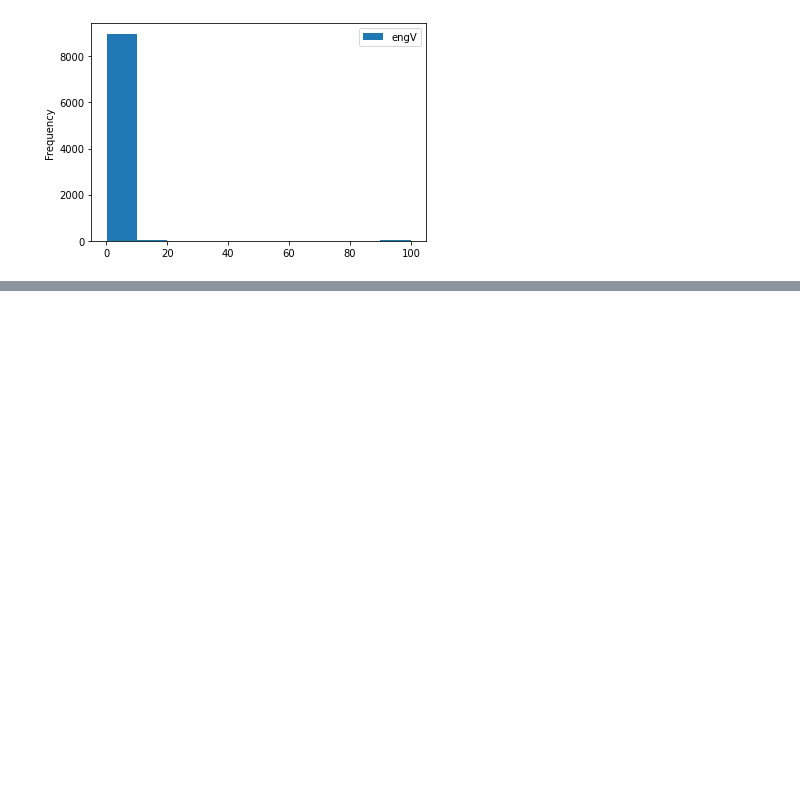
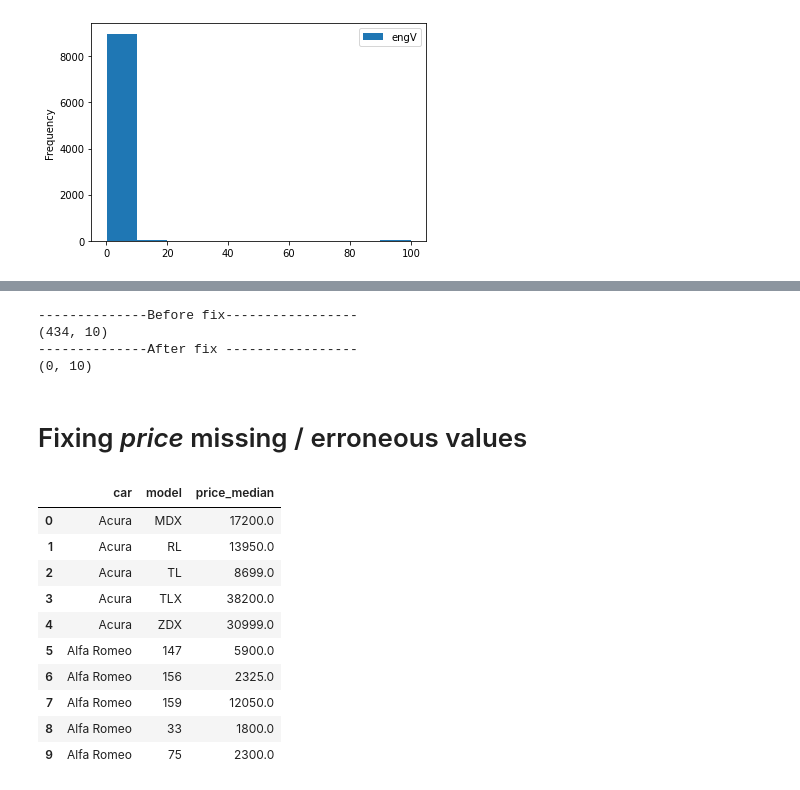
Before and after one commit to yoganandaraol/EDA_CarSales, a Jupyter notebook: EDA_CarSales_Project.ipynb, the cells around one changed output, grey strips where cells are left out. Saved outputs shown, nothing was run; the diff lists cells and outputs as text; code cells hidden in the pictures; blank space fills up the shorter version.

```diff
--- a/EDA_CarSales_Project.ipynb
+++ b/EDA_CarSales_Project.ipynb
@@ -549,0 +136,62 @@ engType_modes.head()
+# %%
+'''
+Function that return engV value for missing records
+'''
+def get_missing_engV(r):
+    if pd.isnull(r.engV):
+        return engV_mean[(engV_mean.car == r.car) & (engV_mean.model == r.model)].engV_avg.values[0]
+    else:
+        return r.engV
+
+
+'''
+Fix the missing engV values
+'''
+print('--------------Before fix-----------------')
+print(carsales_df[carsales_df.engV.isnull()].shape)
+
+carsales_df.engV = carsales_df.apply(get_missing_engV, axis=1)
+print('--------------After fix -----------------')
+print(carsales_df[carsales_df.engV.isnull()].shape)
+# %% [output]
+--------------Before fix-----------------
+(434, 10)
+--------------After fix -----------------
+(0, 10)
+# %% [markdown]
+# Fixing *price* missing / erroneous values
+# %%
+'''
+Function that computes the median value of price based on make and model
+'''
+def compute_price_median(r):
+    car_make = r.name[0]
+    car_model = r.name[1]
+    if (r.count() > 0) & (r.median() > 0):
+        return r.median()
+    else:
+        price_make = carsales_df[carsales_df.car == car_make].price
+        if price_make.median() > 0:
+            return price_make.median()
+        else:
+            return carsales_df.price.median()
+
+
+'''
+Create a staging "Price median" dataframe for  all combinations of make and model
+'''
+price_median = carsales_df.groupby(['car','model']).price.apply(compute_price_median).reset_index()
+price_median.rename(columns={'price':'price_median'}, inplace=True)
+price_median.head(10)
+# %% [output]
+|  | car | model | price_median |
+| 0 | Acura | MDX | 17200.0 |
+| 1 | Acura | RL | 13950.0 |
+| 2 | Acura | TL | 8699.0 |
+| 3 | Acura | TLX | 38200.0 |
+| 4 | Acura | ZDX | 30999.0 |
+| 5 | Alfa Romeo | 147 | 5900.0 |
+| 6 | Alfa Romeo | 156 | 2325.0 |
+| 7 | Alfa Romeo | 159 | 12050.0 |
+| 8 | Alfa Romeo | 33 | 1800.0 |
+| 9 | Alfa Romeo | 75 | 2300.0 |
```
Also changed, not shown: parts of 56 cells of this notebook.
